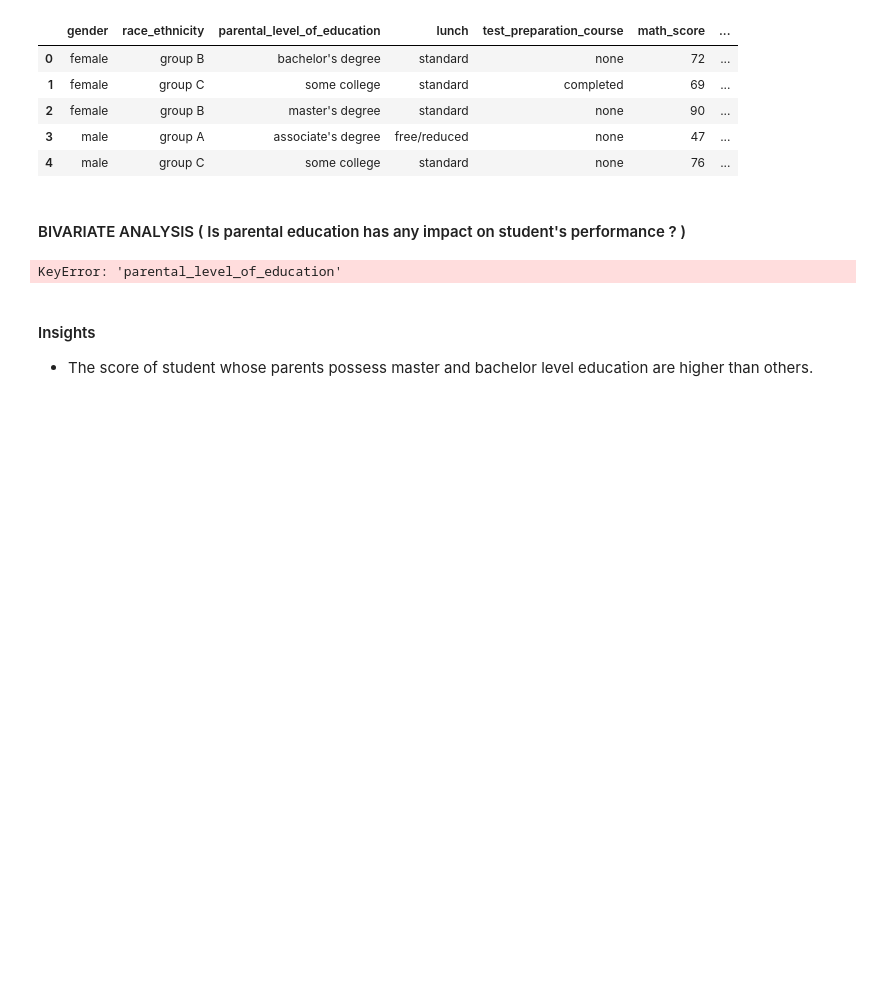
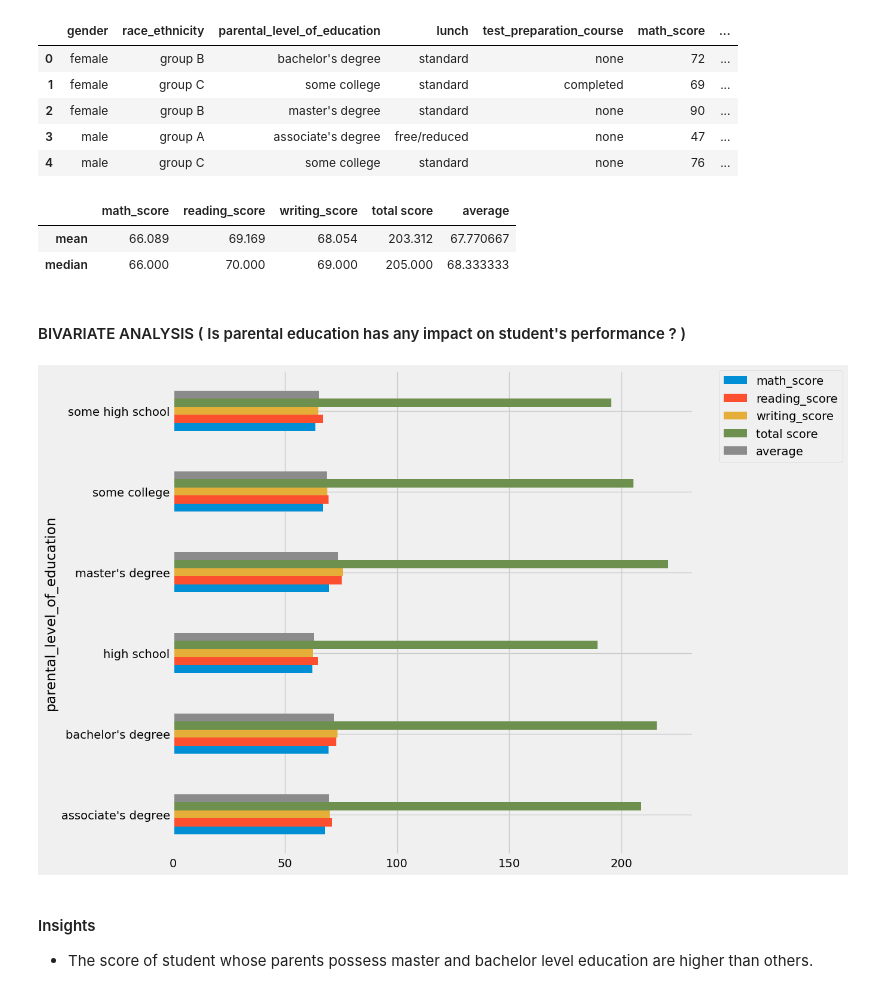
Before and after one commit to blinkomaniak/mlops_first_project, a Jupyter notebook: notebook/eda.ipynb, the cells around one changed output. Saved outputs shown, nothing was run; the diff lists cells and outputs as text; code cells hidden in the pictures; blank space fills up the shorter version.

```diff
--- a/notebook/eda.ipynb
+++ b/notebook/eda.ipynb
@@ -567,19 +567,27 @@ df.head()
 | 2 | female | group B | master's degree | standard | none | 90 | ... |
 | 3 | male | group A | associate's degree | free/reduced | none | 47 | ... |
 | 4 | male | group C | some college | standard | none | 76 | ... |
+# %%
+numeric_df = df.select_dtypes(include=['int64', 'float64']).agg(['mean', 'median'])
+numeric_df.head()
+# %% [output]
+|  | math_score | reading_score | writing_score | total score | average |
+| mean | 66.089 | 69.169 | 68.054 | 203.312 | 67.770667 |
+| median | 66.000 | 70.000 | 69.000 | 205.000 | 68.333333 |
 # %% [markdown]
 #### BIVARIATE ANALYSIS ( Is parental education has any impact on student's performance ? )
 # %%
-numeric_df2 = df.select_dtypes(include=['int64', 'float64'])
-# gender_group = numeric_df.groupby(df['gender']).mean()
-# # gender_group = df.groupby('gender',group_keys=False).mean()
-# gender_group
-
-numeric_df2.groupby('parental_level_of_education').agg('mean').plot(kind='barh',figsize=(10,10))
+numeric_df = df.select_dtypes(include=['int64', 'float64'])
+gender_group = numeric_df.groupby(df['parental_level_of_education']).agg('mean').plot(kind='barh',figsize=(10,10))
 plt.legend(bbox_to_anchor=(1.05, 1), loc=2, borderaxespad=0.)
 plt.show()
+
+# numeric_df = df.select_dtypes(include=['int64', 'float64'])
+# df.groupby('parental_level_of_education').agg('mean').plot(kind='barh',figsize=(10,10))
+# plt.legend(bbox_to_anchor=(1.05, 1), loc=2, borderaxespad=0.)
+# plt.show()
 # %% [output]
-KeyError: 'parental_level_of_education'
+[figure, added]
 # %% [markdown]
 #### Insights
 - The score of student whose parents possess master and bachelor level education are higher than others.
```
Also changed, not shown: parts of 5 cells of this notebook, 6 other files.
